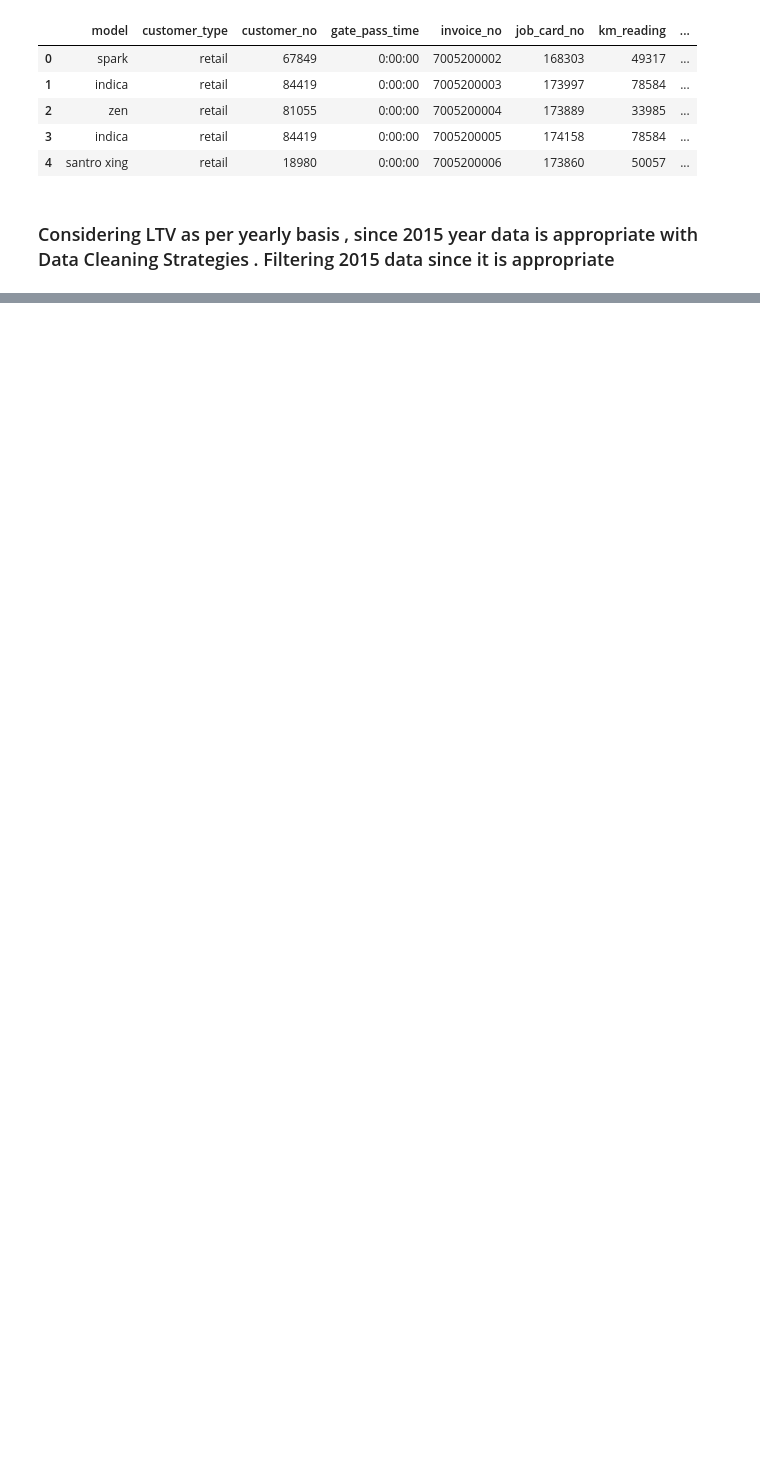
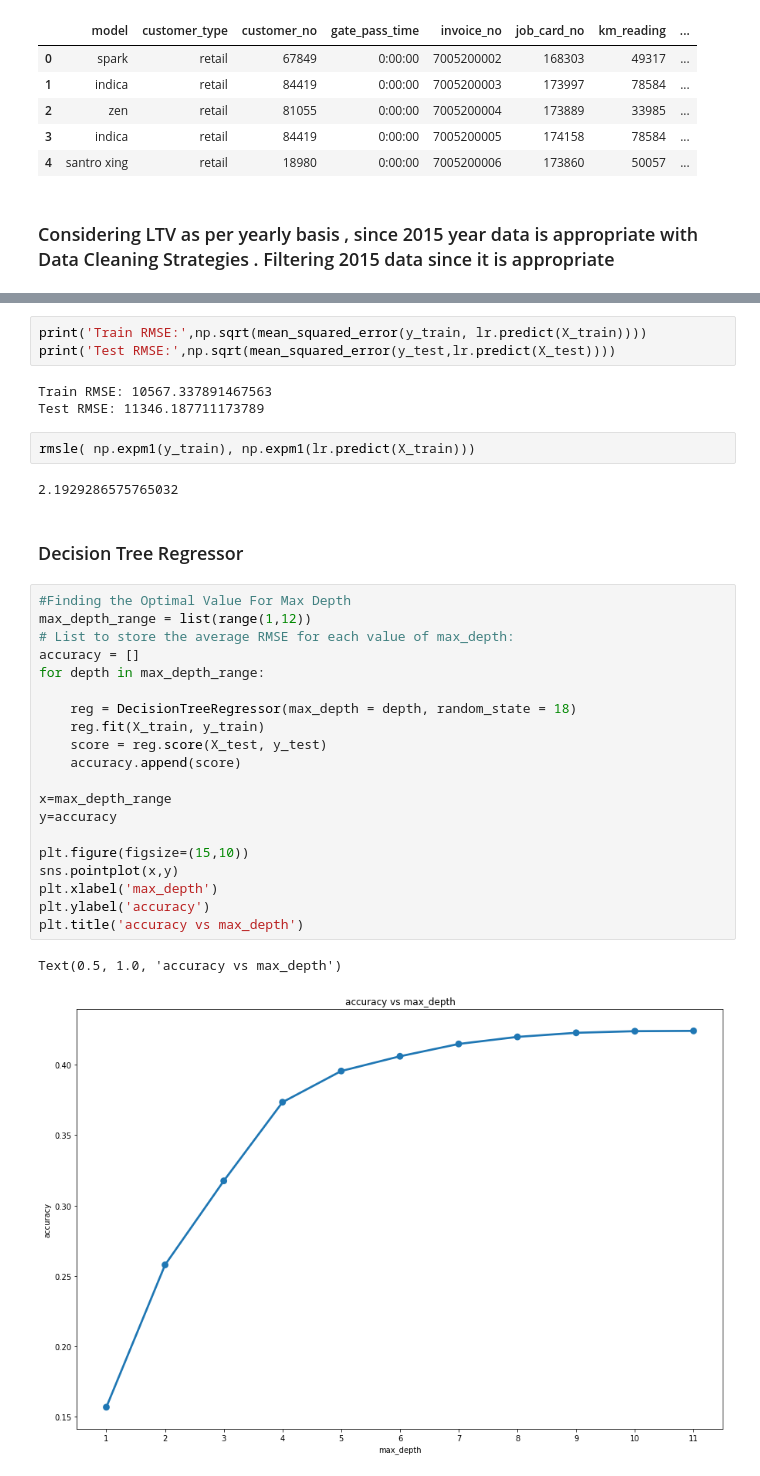
Before and after one commit to karan-parekh/Mahindra-Capstone, a Jupyter notebook: notebooks/dashang/LTV.ipynb, the cells around one changed output, grey strips where cells are left out. Drawn from its saved outputs; the diff is of its cells as text; blank space fills up the shorter version.

```diff
--- a/notebooks/dashang/LTV.ipynb
+++ b/notebooks/dashang/LTV.ipynb
@@ -86,0 +271,35 @@ invoice.head()
+# %%
+print('Train RMSE:',np.sqrt(mean_squared_error(y_train, lr.predict(X_train))))
+print('Test RMSE:',np.sqrt(mean_squared_error(y_test,lr.predict(X_test))))
+# %% [output]
+Train RMSE: 10567.337891467563
+Test RMSE: 11346.187711173789
+# %%
+rmsle( np.expm1(y_train), np.expm1(lr.predict(X_train)))
+# %% [output]
+2.1929286575765032
+# %% [markdown]
+### Decision Tree Regressor
+# %%
+#Finding the Optimal Value For Max Depth
+max_depth_range = list(range(1,12))
+# List to store the average RMSE for each value of max_depth:
+accuracy = []
+for depth in max_depth_range:
+
+    reg = DecisionTreeRegressor(max_depth = depth, random_state = 18)
+    reg.fit(X_train, y_train)
+    score = reg.score(X_test, y_test)
+    accuracy.append(score)
+
+x=max_depth_range
+y=accuracy
+
+plt.figure(figsize=(15,10))
+sns.pointplot(x,y)
+plt.xlabel('max_depth')
+plt.ylabel('accuracy')
+plt.title('accuracy vs max_depth')
+# %% [output]
+Text(0.5, 1.0, 'accuracy vs max_depth')
+[figure, added]
```
Also changed, not shown: parts of 42 cells of this notebook.
